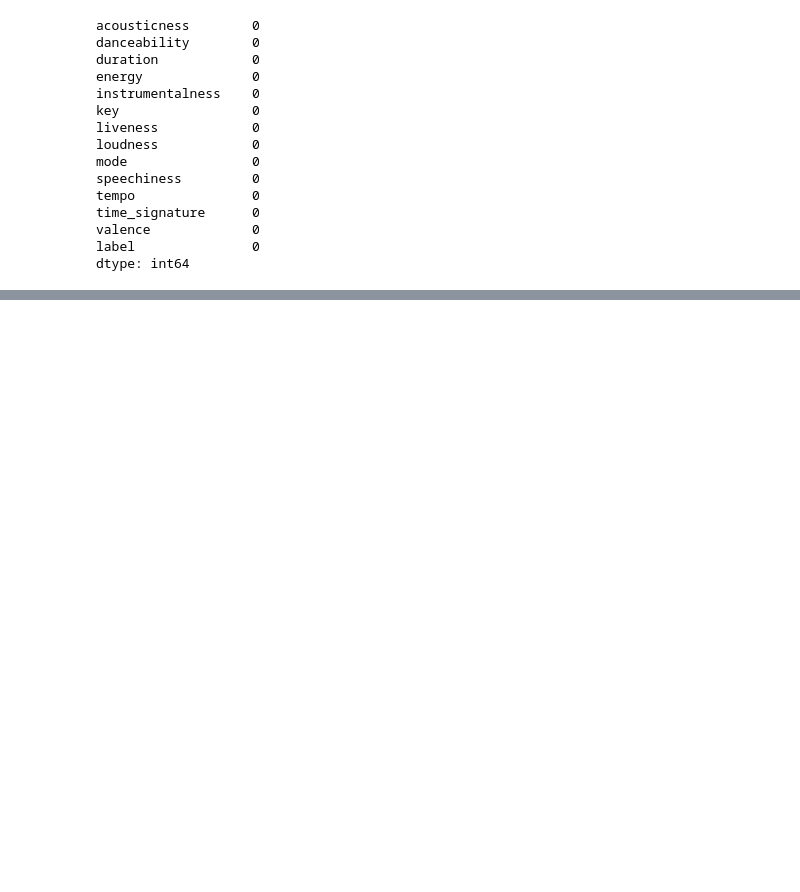
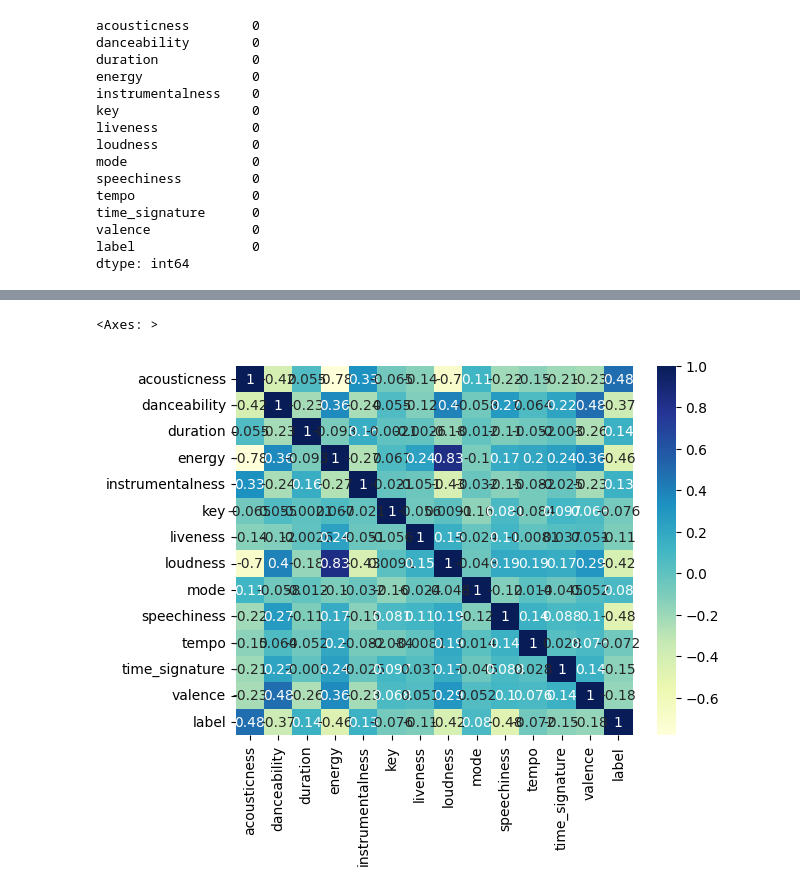
Before and after one commit to jorgeceferinovaldez/tp_final_analisis_datos, a Jupyter notebook: tp_grupal.ipynb, the cells around one changed output, grey strips where cells are left out. Cells and saved outputs as stored; diff of their text form; code cells hidden in the pictures; blank space fills up the shorter version.

```diff
--- a/tp_grupal.ipynb
+++ b/tp_grupal.ipynb
@@ -158,0 +162,5 @@ df.describe()
+# %%
+sns.heatmap(df.corr(), cmap="YlGnBu", annot=True)
+# %% [output]
+<Axes: >
+[figure, added]
```
Also changed, not shown: parts of 4 cells of this notebook, 1 other file.
